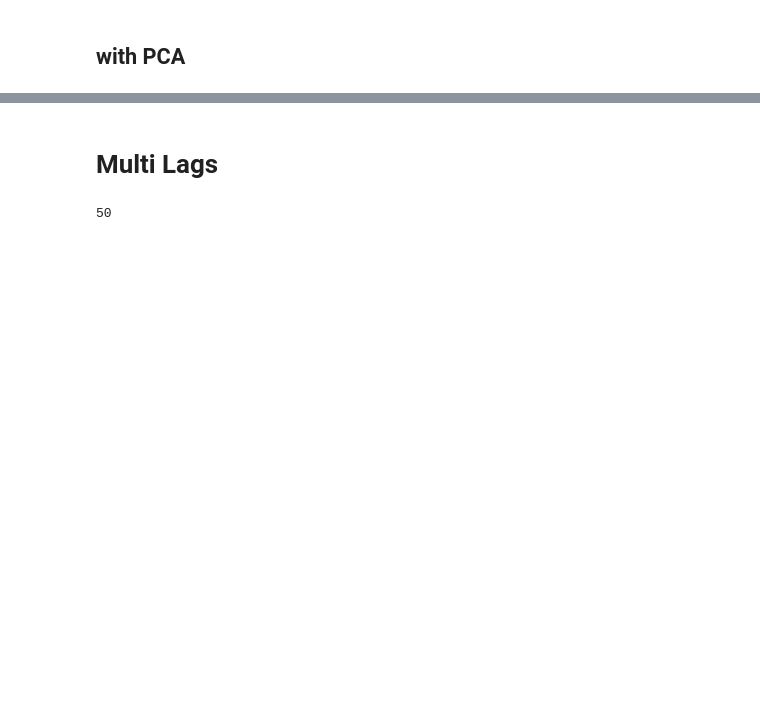
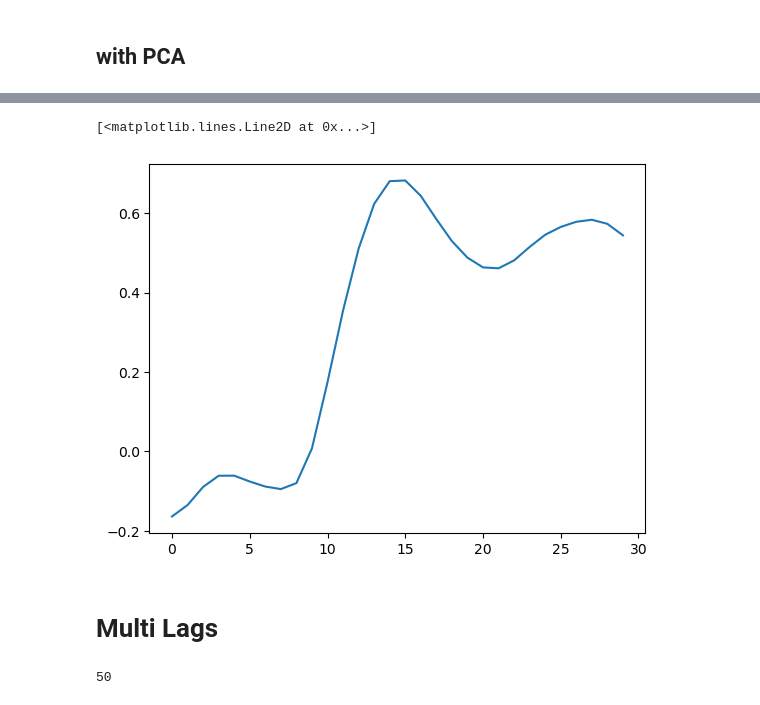
Before and after one commit to sherryxinyuean/area2_population_analysis, a Jupyter notebook: area2_bump-step0(pas).ipynb, the cells around one changed output, grey strips where cells are left out. Drawn from its saved outputs; the diff is of its cells as text; code cells hidden in the pictures; blank space fills up the shorter version.

```diff
--- a/area2_bump-step0(pas).ipynb
+++ b/area2_bump-step0(pas).ipynb
@@ -670,3 +586,8 @@ R2: 0.6291745457929228
+# %%
+plt.plot(sub_r2_array)
+# %% [output]
+[<matplotlib.lines.Line2D at 0x...>]
+[figure, added]
 # %% [markdown]
 # Multi Lags
 # %%
```
Also changed, not shown: parts of 14 cells of this notebook, 1 other file.
